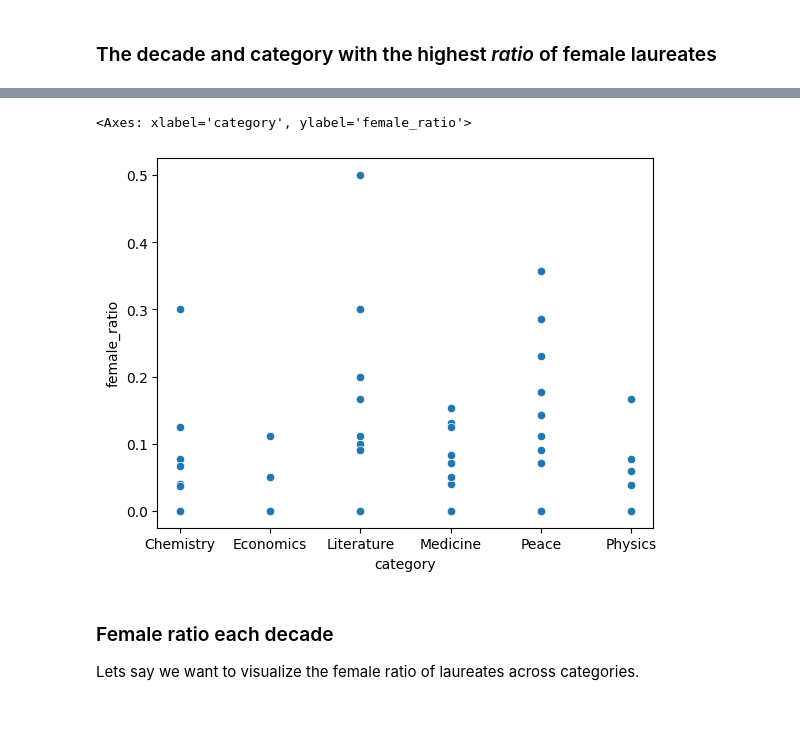
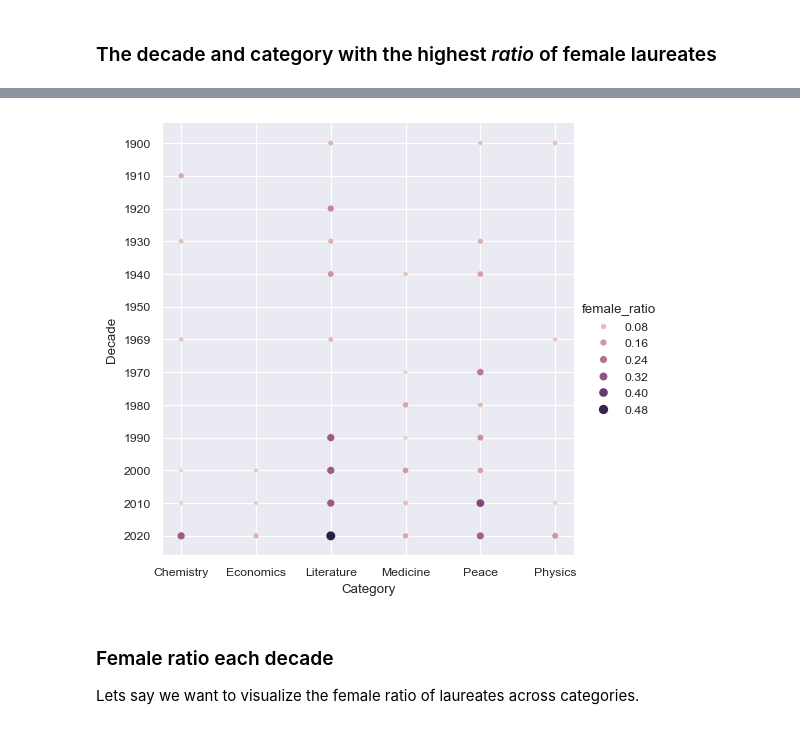
Before and after one commit to lenelise/Nobel_prize, a Jupyter notebook: nobel_prize.ipynb, the cells around one changed output, grey strips where cells are left out. Cells and saved outputs as stored; diff of their text form; code cells hidden in the pictures.

```diff
--- a/nobel_prize.ipynb
+++ b/nobel_prize.ipynb
@@ -234,12 +194,14 @@ max_decade_usa = '2000' #this variabel is a requirement from Datacamp
 ### The decade and category with the highest *ratio* of female laureates
 # %%
 ## Highest ratio of female
-nobel_dec_cat_gen = nobel.groupby(['sex','decade', 'category']).count() #Group by gender, decade and category, and count occurrences
-nobel_dec_cat = nobel.groupby(['decade', 'category']).count() #Group by decade and category (not gender), and count occurences
+nobel_dec_cat_gen = nobel.groupby(['sex','decade', 'category'], observed=True).count() #Group by gender, decade and category, and count occurrences
 nobel_dec_cat_gen = nobel_dec_cat_gen.loc['Female'] #separate out the rows with females
+
+nobel_dec_cat = nobel.groupby(['decade', 'category'],observed=True).count() #Group by decade and category (not gender), and count occurences
 nobel_dec_cat["female_ratio"] = nobel_dec_cat_gen['year'] / nobel_dec_cat['year'] #calculate female ratio per decade + category, and add to nobel_dec_cat
 
+#Finding the max year and category:
 max_female = nobel_dec_cat['female_ratio'].idxmax() #find the maximum
 max_female_dict = {max_female[0]:max_female[1]} #this variable is a requirement from DataCamp
-print(max_female_dict)
+print("The decade and category with the all time highest female ratio of prize winners are " + str(max_female[0]) + ", " + str(max_female[1]) + " category.")
 # %% [output]
@@ -263,8 +209,9 @@ sns.scatterplot(data=nobel_dec_cat, y='female_ratio', x='decade')
-# %%
-sns.scatterplot(data=nobel_dec_cat, y='female_ratio', x='category')
-# %% [output]
-<Axes: xlabel='category', ylabel='female_ratio'>
-[figure, removed]
+# %%
+p1 = sns.relplot(kind='scatter', data=nobel_dec_cat, hue='female_ratio', x='category', y='decade', size="female_ratio")
+p1.set(ylabel="Decade", xlabel="Category")
+plt.show()
+# %% [output]
+[figure, added]
 # %% [markdown]
 ### Female ratio each decade
 Lets say we want to visualize the female ratio of laureates across categories.
```
Also changed, not shown: parts of 40 cells of this notebook.
